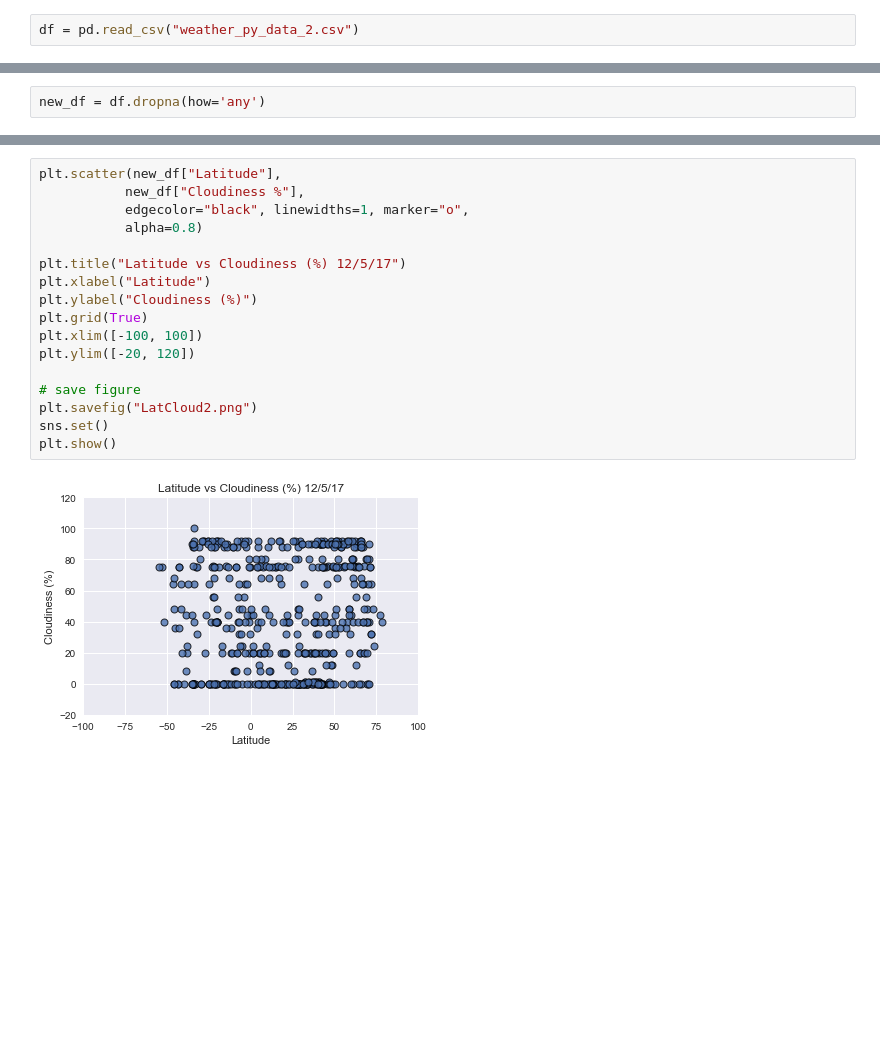
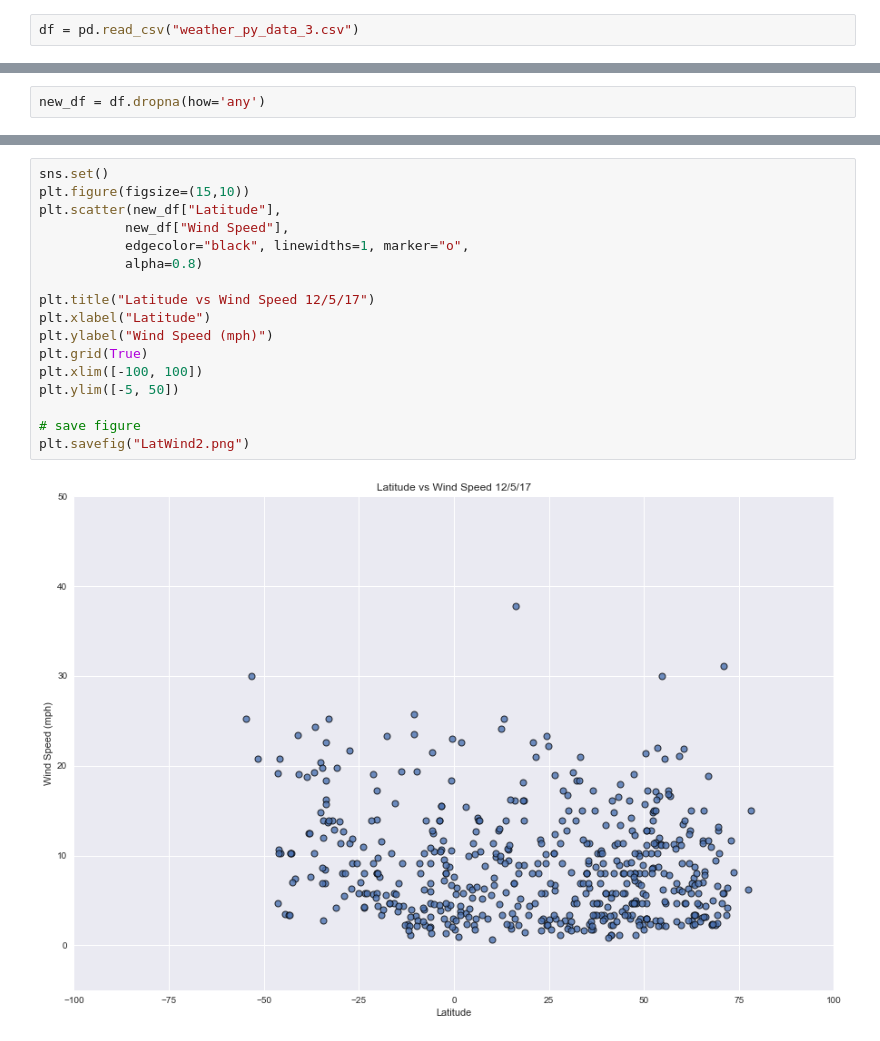
Before and after one commit to ABFdata/Homework, a Jupyter notebook: WeatherPy_v2/weatherPy_v4.ipynb, the cells around one changed output, grey strips where cells are left out. Drawn from its saved outputs; the diff is of its cells as text; blank space fills up the shorter version.

```diff
--- a/WeatherPy_v2/weatherPy_v4.ipynb
+++ b/WeatherPy_v2/weatherPy_v4.ipynb
@@ -198,5 +199,5 @@ selected_cities.to_csv("weather_py_data_2.csv", encoding="utf-8", index=False)
 # %%
-df = pd.read_csv("weather_py_data_2.csv")
+df = pd.read_csv("weather_py_data_3.csv")
 # %%
 df.head()
 # %% [output]
@@ -279,19 +302,19 @@ plt.show()
 # %%
+sns.set()
+plt.figure(figsize=(15,10))
 plt.scatter(new_df["Latitude"],
-           new_df["Cloudiness %"],
+           new_df["Wind Speed"],
            edgecolor="black", linewidths=1, marker="o",
            alpha=0.8)
 
-plt.title("Latitude vs Cloudiness (%) 12/5/17")
+plt.title("Latitude vs Wind Speed 12/5/17")
 plt.xlabel("Latitude")
-plt.ylabel("Cloudiness (%)")
+plt.ylabel("Wind Speed (mph)")
 plt.grid(True)
 plt.xlim([-100, 100])
-plt.ylim([-20, 120])
+plt.ylim([-5, 50])
 
 # save figure
-plt.savefig("LatCloud2.png")
-sns.set()
-plt.show()
+plt.savefig("LatWind2.png")
 # %% [output]
-[figure, old version]
+[figure, new version]
```
Also changed, not shown: parts of 20 cells of this notebook, 9 other files.
